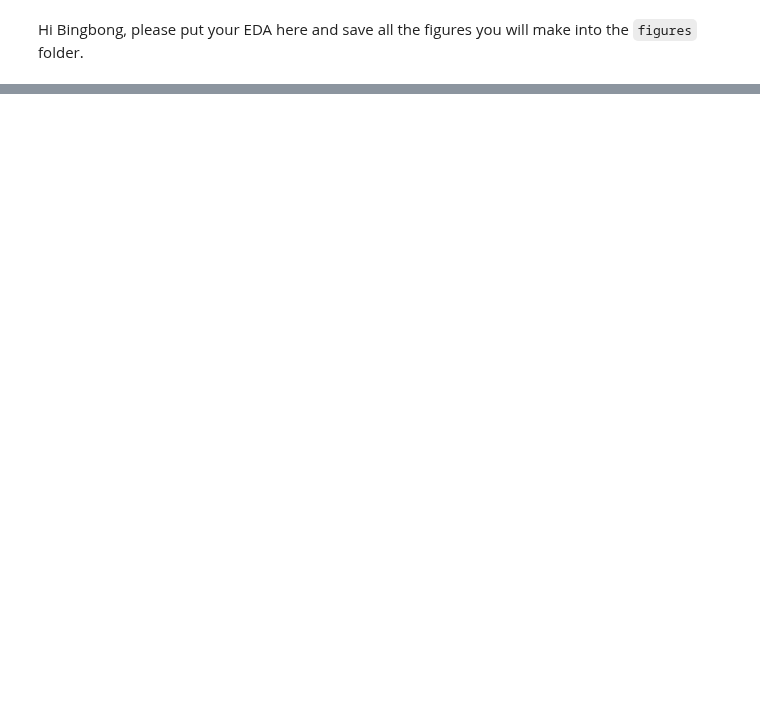
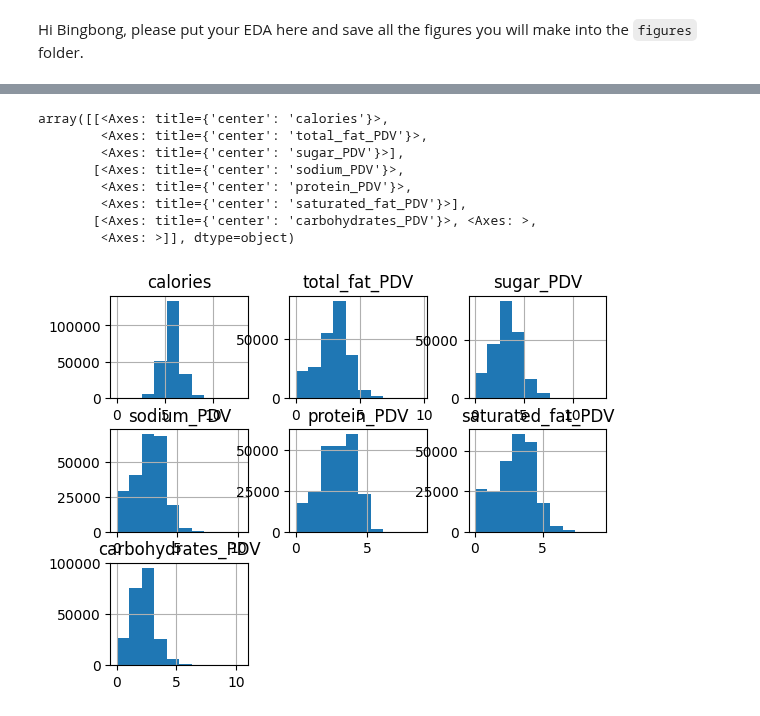
Before and after one commit to BSDSBA-JF/ML-II-Labs, a Jupyter notebook: BDCC-01/01_eda.ipynb, the cells around one changed output, grey strips where cells are left out. Drawn from its saved outputs; the diff is of its cells as text; code cells hidden in the pictures; blank space fills up the shorter version.

```diff
--- a/BDCC-01/01_eda.ipynb
+++ b/BDCC-01/01_eda.ipynb
@@ -93,0 +105,12 @@ print(f"✅ Saved figure to: {file_path}")
+# %%
+np.log1p(df_nutritions).hist()
+# %% [output]
+array([[<Axes: title={'center': 'calories'}>,
+        <Axes: title={'center': 'total_fat_PDV'}>,
+        <Axes: title={'center': 'sugar_PDV'}>],
+       [<Axes: title={'center': 'sodium_PDV'}>,
+        <Axes: title={'center': 'protein_PDV'}>,
+        <Axes: title={'center': 'saturated_fat_PDV'}>],
+       [<Axes: title={'center': 'carbohydrates_PDV'}>, <Axes: >,
+        <Axes: >]], dtype=object)
+[figure, added]
```
Also changed, not shown: parts of 3 cells of this notebook, 2 other files.
